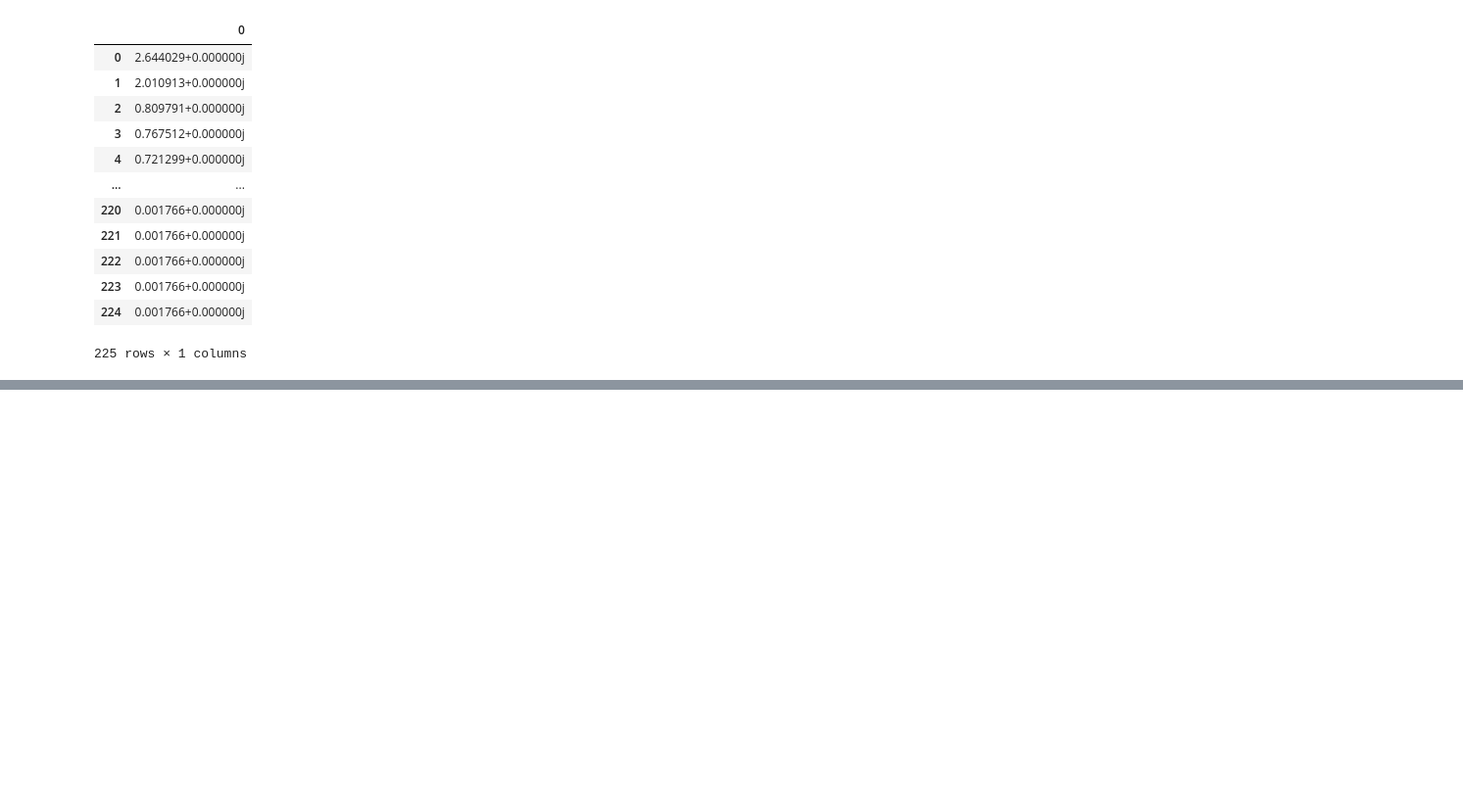
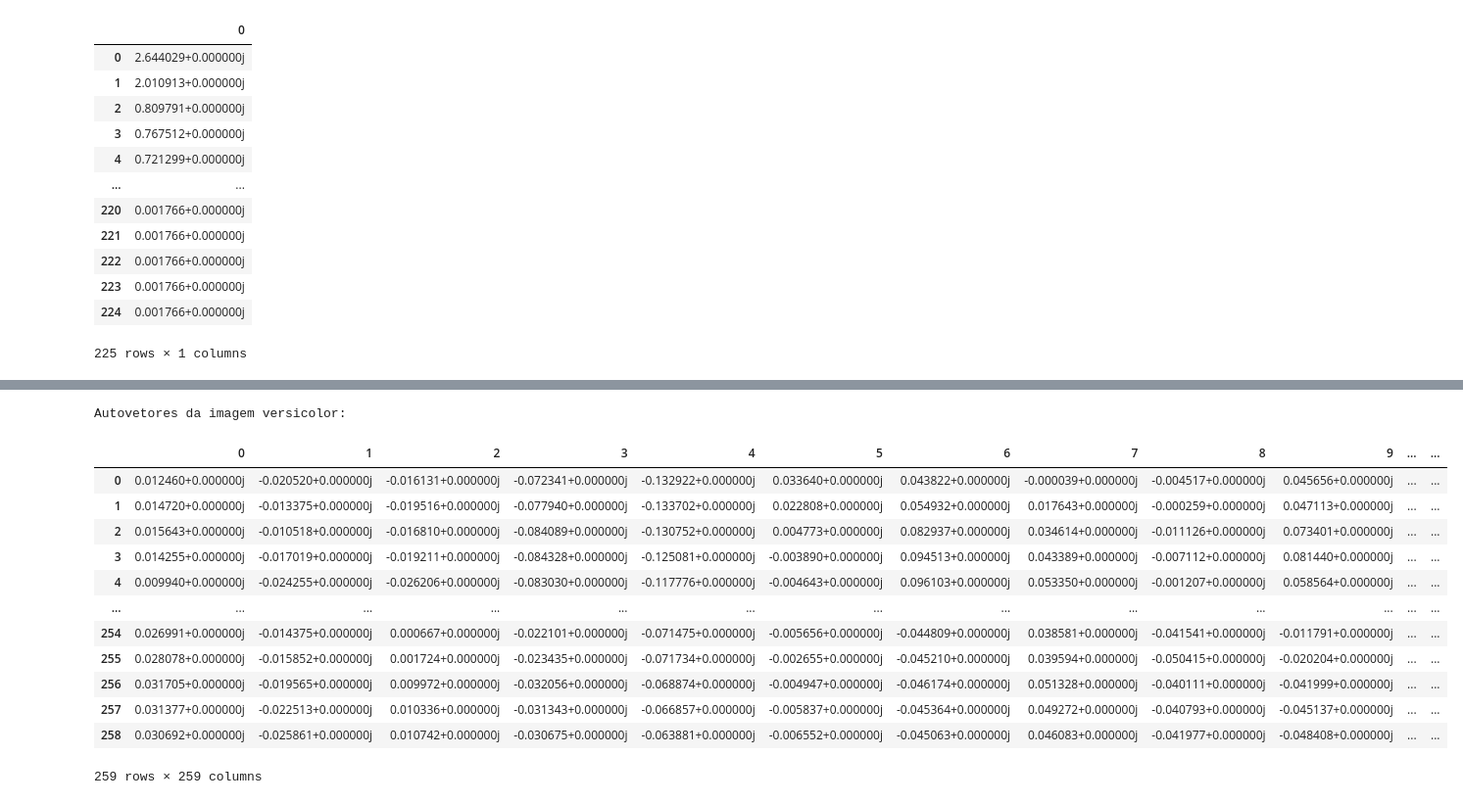
Before and after one commit to AdsonRoberto/Reducao_dimensionalidade_PCA_e_LDA, a Jupyter notebook: analise_PCA_LDA.ipynb, the cells around one changed output, grey strips where cells are left out. Shown at 98% size. Drawn from its saved outputs; the diff is of its cells as text; code cells hidden in the pictures; blank space fills up the shorter version.

```diff
--- a/analise_PCA_LDA.ipynb
+++ b/analise_PCA_LDA.ipynb
@@ -465,0 +485,19 @@ Autovalores da imagem virginica:
+# %%
+print('Autovetores da imagem versicolor: ')
+vectors_versicolor_pd = pd.DataFrame(vectors_versicolor)
+display(vectors_versicolor_pd)
+# %% [output]
+Autovetores da imagem versicolor:
+|  | 0 | 1 | 2 | 3 | 4 | 5 | 6 | 7 | 8 | 9 | ... | ... |
+| 0 | 0.012460+0.000000j | -0.020520+0.000000j | -0.016131+0.000000j | -0.072341+0.000000j | -0.132922+0.000000j | 0.033640+0.000000j | 0.043822+0.000000j | -0.000039+0.000000j | -0.004517+0.000000j | 0.045656+0.000000j | ... | ... |
+| 1 | 0.014720+0.000000j | -0.013375+0.000000j | -0.019516+0.000000j | -0.077940+0.000000j | -0.133702+0.000000j | 0.022808+0.000000j | 0.054932+0.000000j | 0.017643+0.000000j | -0.000259+0.000000j | 0.047113+0.000000j | ... | ... |
+| 2 | 0.015643+0.000000j | -0.010518+0.000000j | -0.016810+0.000000j | -0.084089+0.000000j | -0.130752+0.000000j | 0.004773+0.000000j | 0.082937+0.000000j | 0.034614+0.000000j | -0.011126+0.000000j | 0.073401+0.000000j | ... | ... |
+| 3 | 0.014255+0.000000j | -0.017019+0.000000j | -0.019211+0.000000j | -0.084328+0.000000j | -0.125081+0.000000j | -0.003890+0.000000j | 0.094513+0.000000j | 0.043389+0.000000j | -0.007112+0.000000j | 0.081440+0.000000j | ... | ... |
+| 4 | 0.009940+0.000000j | -0.024255+0.000000j | -0.026206+0.000000j | -0.083030+0.000000j | -0.117776+0.000000j | -0.004643+0.000000j | 0.096103+0.000000j | 0.053350+0.000000j | -0.001207+0.000000j | 0.058564+0.000000j | ... | ... |
+| ... | ... | ... | ... | ... | ... | ... | ... | ... | ... | ... | ... | ... |
+| 254 | 0.026991+0.000000j | -0.014375+0.000000j | 0.000667+0.000000j | -0.022101+0.000000j | -0.071475+0.000000j | -0.005656+0.000000j | -0.044809+0.000000j | 0.038581+0.000000j | -0.041541+0.000000j | -0.011791+0.000000j | ... | ... |
+| 255 | 0.028078+0.000000j | -0.015852+0.000000j | 0.001724+0.000000j | -0.023435+0.000000j | -0.071734+0.000000j | -0.002655+0.000000j | -0.045210+0.000000j | 0.039594+0.000000j | -0.050415+0.000000j | -0.020204+0.000000j | ... | ... |
+| 256 | 0.031705+0.000000j | -0.019565+0.000000j | 0.009972+0.000000j | -0.032056+0.000000j | -0.068874+0.000000j | -0.004947+0.000000j | -0.046174+0.000000j | 0.051328+0.000000j | -0.040111+0.000000j | -0.041999+0.000000j | ... | ... |
+| 257 | 0.031377+0.000000j | -0.022513+0.000000j | 0.010336+0.000000j | -0.031343+0.000000j | -0.066857+0.000000j | -0.005837+0.000000j | -0.045364+0.000000j | 0.049272+0.000000j | -0.040793+0.000000j | -0.045137+0.000000j | ... | ... |
+| 258 | 0.030692+0.000000j | -0.025861+0.000000j | 0.010742+0.000000j | -0.030675+0.000000j | -0.063881+0.000000j | -0.006552+0.000000j | -0.045063+0.000000j | 0.046083+0.000000j | -0.041977+0.000000j | -0.048408+0.000000j | ... | ... |
+259 rows × 259 columns
```
Also changed, not shown: parts of 7 cells of this notebook.
